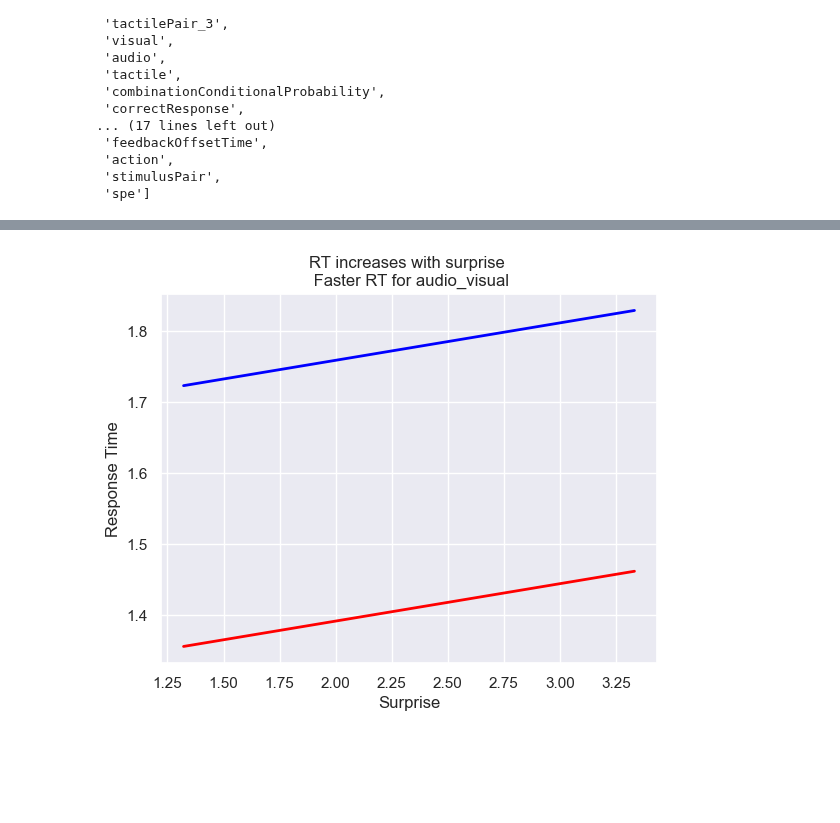
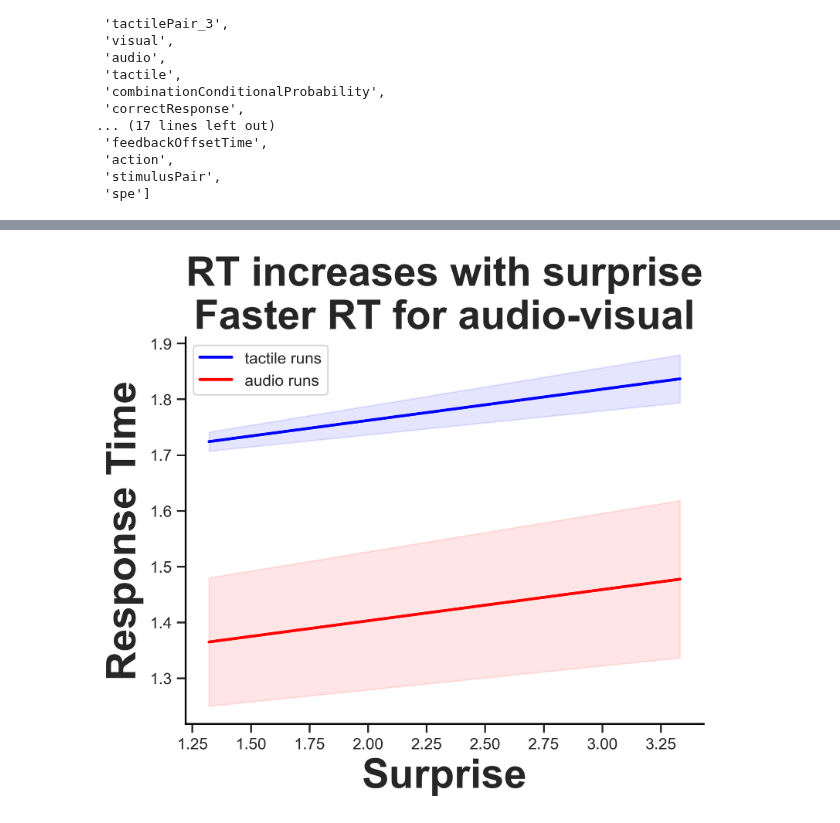
Before and after one commit to ruffgroup/multlearn, a Jupyter notebook: DataAnalysis/statistical_learning_analysis.ipynb, the cells around one changed output, grey strips where cells are left out. Saved outputs shown, nothing was run; the diff lists cells and outputs as text; code cells hidden in the pictures; blank space fills up the shorter version.

```diff
--- a/DataAnalysis/statistical_learning_analysis.ipynb
+++ b/DataAnalysis/statistical_learning_analysis.ipynb
@@ -14,9 +14,11 @@ if platform.system() == "Windows":
 else:
     wanted_dir = "/Volumes/SDrive/data/sourcedata/behavior/modified_files"
 
-files = [os.path.join(root, name) for root, dirs, files in os.walk(wanted_dir) for name in files if name.endswith('savedValues.csv')]
+files = [os.path.join(root, name) for root, dirs, files in os.walk(wanted_dir) for name in files if name.endswith('savedValues.csv')and not name.startswith("._")]
 
-files = files[:-1]
-files.remove(files[15])
-files
+files.remove(files[7])
+files.remove(files[11])
+files.remove(files[13])
+files.remove(files[38])
+len(files)
 # %% [output]
@@ -40,8 +26,8 @@ files
 # %%
-subjects = [1, 59]
-# for i in range(len(files)):
-#     subjects.append(int(files[i][-18:-16]))
+subjects =[]
+for i in range(len(files)):
+    subjects.append(int(files[i][-18:-16]))
 
 data_folder = '/Volumes/SDrive/data/'
-subjects
+subjects, len(subjects)
 # %% [output]
@@ -260,33 +262,64 @@ audio_indicator Var            0.025    0.013
 # %%
 import numpy as np
 import matplotlib.pyplot as plt
-sns.set()
+import seaborn as sns
+
+# Set a white background for the entire figure
+plt.rcParams['axes.facecolor'] = 'white'
+
+# Set a high DPI for high-quality images
+plt.rcParams['figure.dpi'] = 300
+
 # Generate data for line plots
-x0 = np.linspace(min(df[df['audio_indicator']==-0.5]['spe']), max(df[df['audio_indicator']==-0.5]['spe']), 100)
+x0 = np.linspace(min(df[df['audio_indicator'] == -0.5]['spe']), max(df[df['audio_indicator'] == -0.5]['spe']), 100)
 y0 = model_fit.params['spe'] * x0 + model_fit.params['Intercept']
-x1 = np.linspace(min(df[df['audio_indicator']==0.5]['spe']), max(df[df['audio_indicator']==0.5]['spe']), 100)
-y1 = (model_fit.params['spe'] * x1 + model_fit.params['audio_indicator']+ model_fit.params['spe:audio_indicator'] + model_fit.params['Intercept'])
+ci0 = model_fit.conf_int().loc['spe']
+y0_upper = ci0[1] * x0 + model_fit.params['Intercept']
+y0_lower = ci0[0] * x0 + model_fit.params['Intercept']
+
+x1 = np.linspace(min(df[df['audio_indicator'] == 0.5]['spe']), max(df[df['audio_indicator'] == 0.5]['spe']), 100)
+y1 = (model_fit.params['spe'] * x1 + model_fit.params['audio_indicator']
+      + model_fit.params['spe:audio_indicator'] + model_fit.params['Intercept'])
+ci1 = model_fit.conf_int().loc[['spe', 'audio_indicator', 'spe:audio_indicator']]
+y1_upper = (ci1.loc['spe', 1] * x1 + ci1.loc['audio_indicator', 1]
+            + ci1.loc['spe:audio_indicator', 1] + model_fit.params['Intercept'])
+y1_lower = (ci1.loc['spe', 0] * x1 + ci1.loc['audio_indicator', 0]
+            + ci1.loc['spe:audio_indicator', 0] + model_fit.params['Intercept'])
 
 # Create figure and axis objects
 fig, ax = plt.subplots()
 
-# Plot lines for correlations between spe and responseTime
+# Plot lines and confidence intervals for correlations between spe and responseTime
 ax.plot(x0, y0, color='blue', alpha=1., linewidth=2, label='tactile runs')
+ax.fill_between(x0, y0_upper, y0_lower, color='blue', alpha=.1)
 ax.plot(x1, y1, color='red', alpha=1., linewidth=2, label='audio runs')
+ax.fill_between(x1, y1_upper, y1_lower, color='red', alpha=.1)
 
-
-
-# # Overlay scatter plots for two audio_indicator values
-# ax.scatter(df[df['audio_indicator']==0]['spe'], df[df['audio_indicator']==0]['responseTime'], color='blue', alpha=0.04, s=1)
-# ax.scatter(df[df['audio_indicator']==1]['spe'], df[df['audio_indicator']==1]['responseTime'], color='red', alpha=0.04, s=1)
+# Overlay scatter plots for two audio_indicator values (uncomment if needed)
+# ax.scatter(df[df['audio_indicator'] == 0]['spe'], df[df['audio_indicator'] == 0]['responseTime'], color='blue', alpha=0.04, s=1)
+# ax.scatter(df[df['audio_indicator'] == 1]['spe'], df[df['audio_indicator'] == 1]['responseTime'], color='red', alpha=0.04, s=1)
 
 # Set axis labels and legend
-ax.set_xlabel('Surprise')
-ax.set_ylabel('Response Time')
+ax.set_xlabel('Surprise', fontsize=28, weight='bold')
+ax.set_ylabel('Response Time', fontsize=28, weight='bold')
+plt.title("RT increases with surprise\nFaster RT for audio-visual", fontsize=28, weight='bold')
+ax.legend()
 
-plt.title("RT increases with surprise \n Faster RT for audio_visual")
+# Remove grid lines
+ax.grid(False)
+
+# Show only axis lines and axis ticks
+ax.spines['top'].set_visible(False)
+ax.spines['right'].set_visible(False)
+ax.xaxis.set_ticks_position('bottom')
+ax.yaxis.set_ticks_position('left')
+ax.spines['bottom'].set_color('black')
+ax.spines['left'].set_color('black')
+
+# Save the figure with a white background
+plt.savefig("publication_worthy_figure.png", dpi=300, bbox_inches="tight")
 
 # Show plot
 plt.show()
 # %% [output]
-[figure, old version]
+[figure, new version]
```
Also changed, not shown: parts of 14 cells of this notebook, 4 other files.
